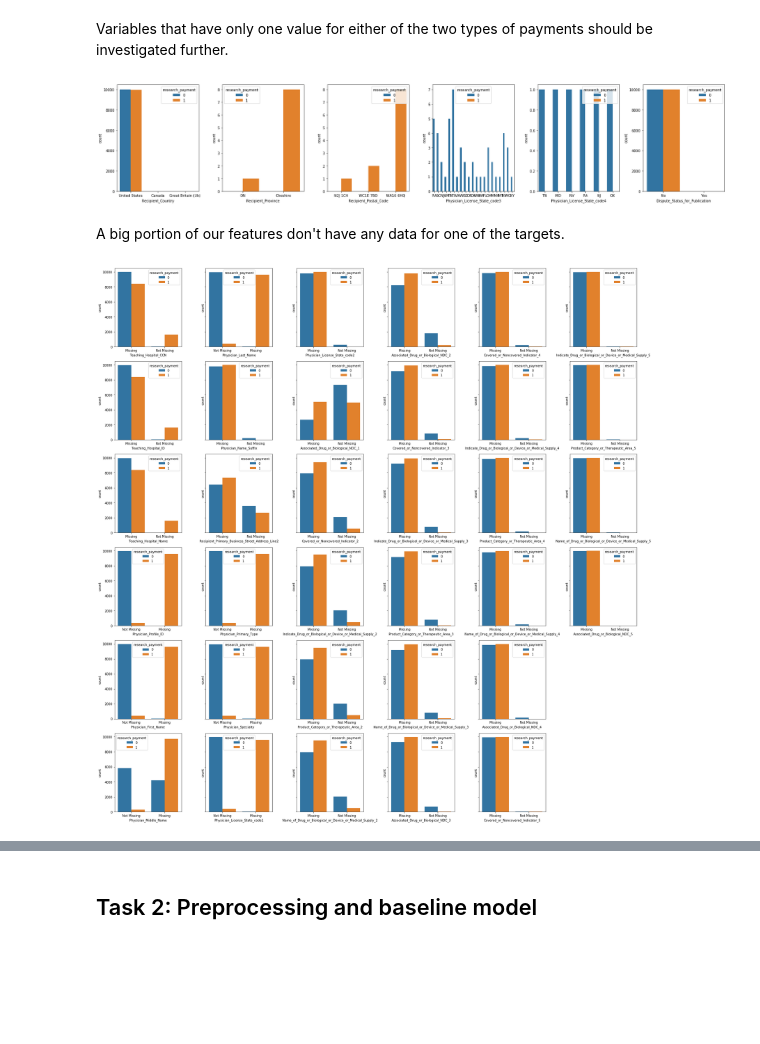
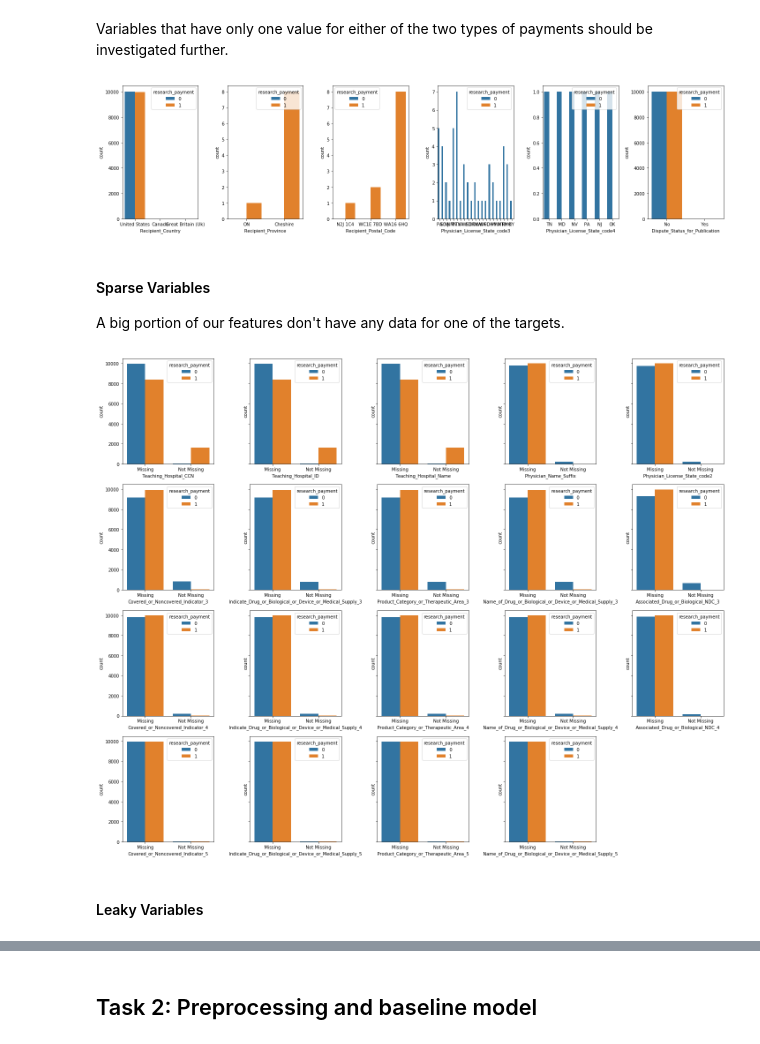
Before and after one commit to aml-spring-19/medical_payment_classification, a Jupyter notebook: HW3.ipynb, the cells around one changed output, grey strips where cells are left out. Drawn from its saved outputs; the diff is of its cells as text; code cells hidden in the pictures; blank space fills up the shorter version.

```diff
--- a/HW3.ipynb
+++ b/HW3.ipynb
@@ -127,47 +129,49 @@ Variables that have only one value for either of the two types of payments shoul
 # %%
 cols_drop = []
 for v in df.columns.values[:-1]:
     for i in range(2):
         if len(df[df['research_payment'] == i][v].unique()) == 1:
             if v not in cols_drop: cols_drop.append(v)
 
 
-fig, ax = plt.subplots(1, len(cols_drop), figsize = (25, 5))
+fig, ax = plt.subplots(1, len(cols_drop), figsize = (20, 5))
 i=0
 for v in cols_drop:
     sns.countplot(v, hue='research_payment', data = df, ax = ax[i])
     i+=1
 
 plt.tight_layout()
 # %% [output]
-[figure, old version]
+[figure, new version]
 # %%
 df.drop(cols_drop, axis=1, inplace=True)
 # %% [markdown]
+#### Sparse Variables
+
 A big portion of our features don't have any data for one of the targets.
 # %%
 df_missing = df.copy()
 for c in df_missing.columns[:-1]:
     df_missing[c] = np.where(df_missing[c].isnull(), 'Missing', 'Not Missing')
 
-fig, ax = plt.subplots(6, 6, figsize = (25, 25), sharey='row')
+fig, ax = plt.subplots(4, 5, figsize = (20, 16), sharey='row')
+cols_drop = []
 # axis indicators
 i = 0
 j = 0
 
 for v in df_missing.columns.values[:-1]:
-    if df_missing[df_missing[v] == 'Missing'].shape[0] > (df_missing.shape[0] / 4):
-        sns.countplot(v, hue='research_payment', data = df_missing, ax=ax[i,j])
-
+    if df_missing[df_missing[v] == 'Missing'].shape[0] > (df_missing.shape[0] * 0.9):
+        sns.countplot(v, hue='research_payment', data = df_missing, ax=ax[j, i])
+        cols_drop.append(v)
         # increment axis
         i += 1
-        if i == 6: j += 1; i = 0
+        if i == 5: j += 1; i = 0
 
 
-fig.delaxes(ax[5,5])
-fig.delaxes(ax[4,5])
+fig.delaxes(ax[3, 4])
 plt.tight_layout()
 plt.show()
 # %% [output]
-[figure, old version]
+[figure, new version]
 # %%
@@ -175,2 +179,4 @@ cols_drop = ['Applicable_Manufacturer_or_Applicable_GPO_Making_Payment_ID', 'Tea
 df.drop(cols_drop, axis=1, inplace=True)
+# %% [markdown]
+####  Leaky Variables
 # %%
```
Also changed, not shown: parts of 38 cells of this notebook.
